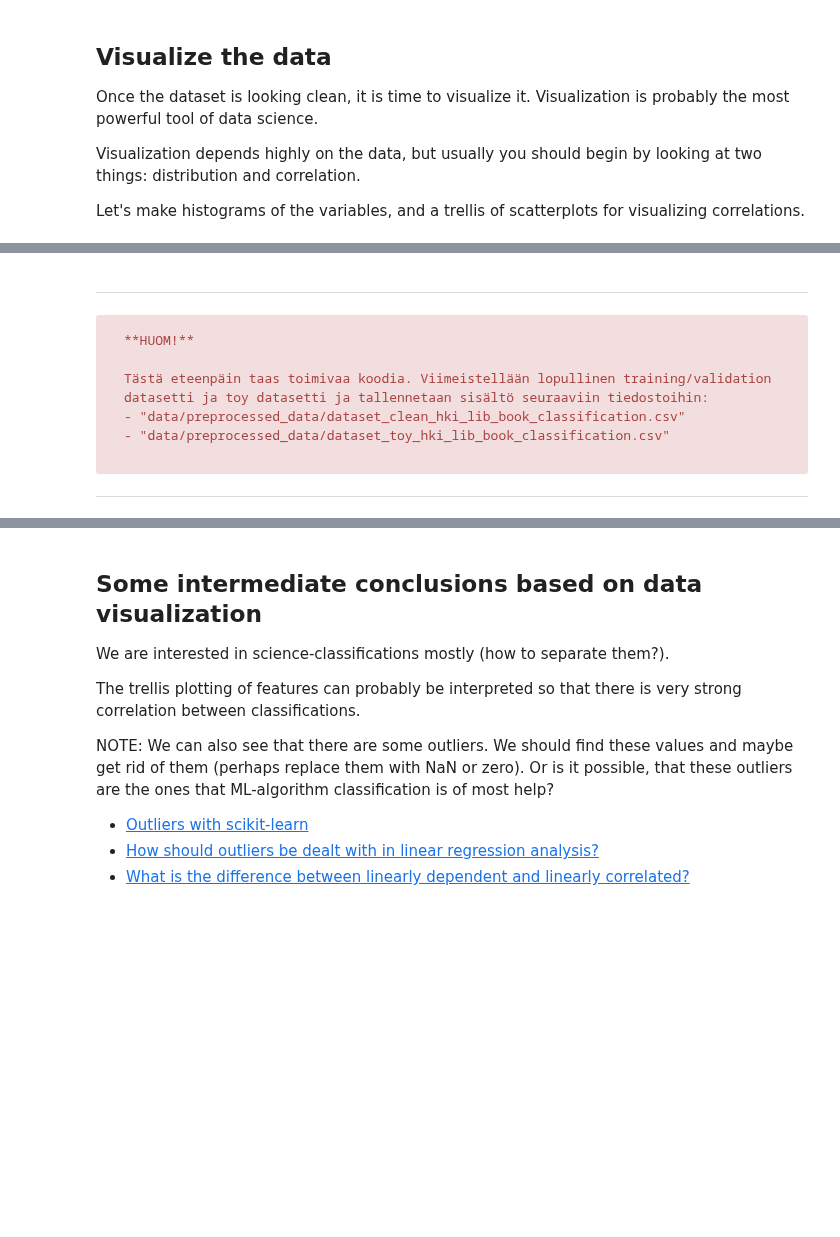
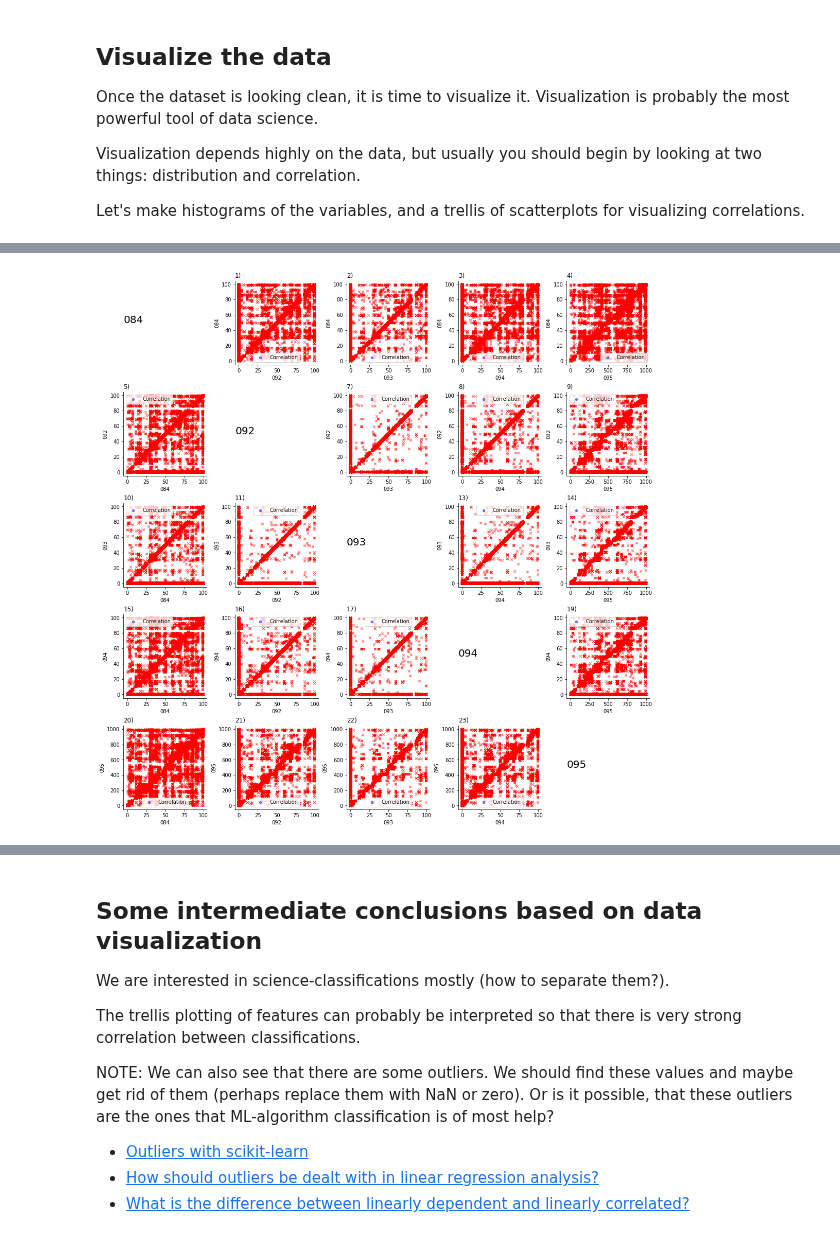
Before and after one commit to City-of-Helsinki/ml_hki_library_classifier, a Jupyter notebook: 00_data.ipynb, the cells around one changed output, grey strips where cells are left out. Cells and saved outputs as stored; diff of their text form; code cells hidden in the pictures; blank space fills up the shorter version.

```diff
--- a/00_data.ipynb
+++ b/00_data.ipynb
@@ -814,2 +642,0 @@ Let's replace different heart diagnoses with value 1
-# %%
-df.y1num.replace([1, 2, 3, 4], 1, inplace=True)
@@ -882,13 +705,13 @@ _ = plot_trellis(
-# %% [markdown]
-***
-
-<div class="alert alert-block alert-danger">
-
-    **HUOM!**
-
-    Tästä eteenpäin taas toimivaa koodia. Viimeistellään lopullinen training/validation datasetti ja toy datasetti ja tallennetaan sisältö seuraaviin tiedostoihin:
-    - "data/preprocessed_data/dataset_clean_hki_lib_book_classification.csv"
-    - "data/preprocessed_data/dataset_toy_hki_lib_book_classification.csv"
-</div>
-
-***
+# %%
+# Select (=concat) certain columns
+features_labels_datapoints = pd.concat([df3.iloc[:, 1:6], df3.iloc[:, 0]], axis=1)
+
+# Plot correlation diagrams
+_ = plot_trellis(
+    features_labels_datapoints,
+    legend_title="",
+    true_label="",
+    false_label="Correlation",
+)
+# %% [output]
+[figure, added]
```
Also changed, not shown: parts of 37 cells of this notebook.
